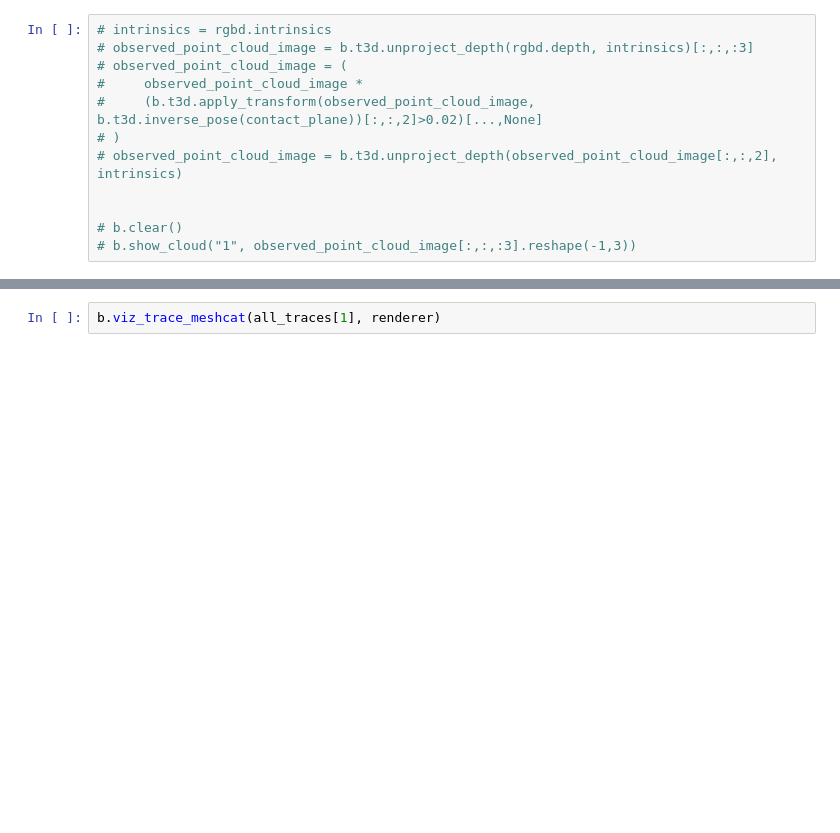
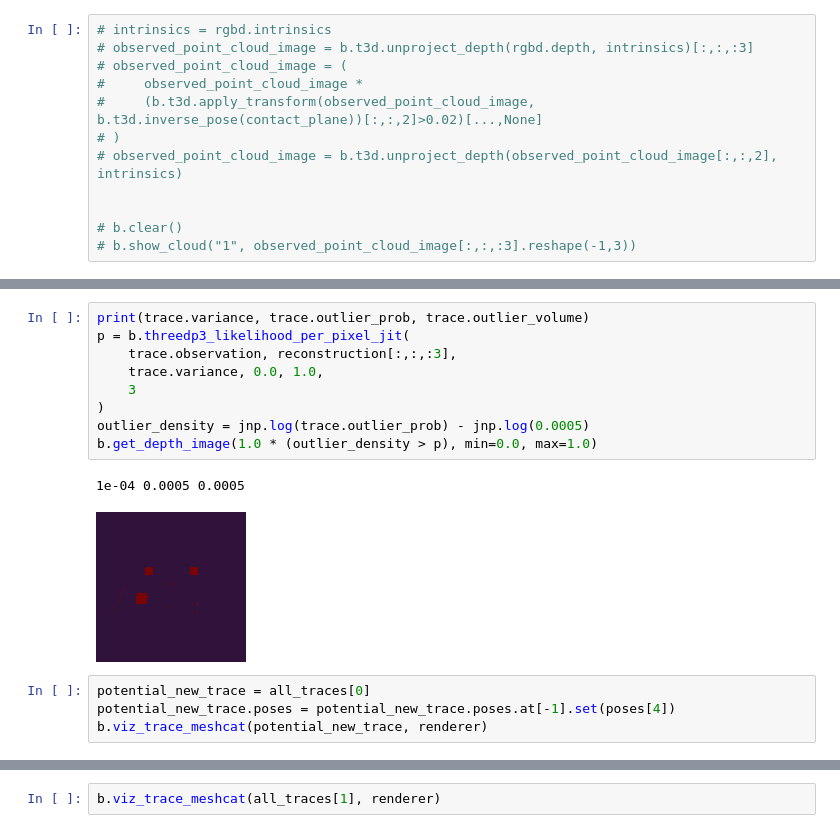
Before and after one commit to probcomp/bayes3d, a Jupyter notebook: experiments/tabletop/block_world.ipynb, the cells around one changed output, grey strips where cells are left out. Saved outputs shown, nothing was run; the diff lists cells and outputs as text; blank space fills up the shorter version.

```diff
--- a/experiments/tabletop/block_world.ipynb
+++ b/experiments/tabletop/block_world.ipynb
@@ -315,0 +400,16 @@ Done parsing
+# %%
+print(trace.variance, trace.outlier_prob, trace.outlier_volume)
+p = b.threedp3_likelihood_per_pixel_jit(
+    trace.observation, reconstruction[:,:,:3],
+    trace.variance, 0.0, 1.0,
+    3
+)
+outlier_density = jnp.log(trace.outlier_prob) - jnp.log(0.0005)
+b.get_depth_image(1.0 * (outlier_density > p), min=0.0, max=1.0)
+# %% [output]
+1e-04 0.0005 0.0005
+[figure, added]
+# %%
+potential_new_trace = all_traces[0]
+potential_new_trace.poses = potential_new_trace.poses.at[-1].set(poses[4])
+b.viz_trace_meshcat(potential_new_trace, renderer)
```
Also changed, not shown: parts of 18 cells of this notebook.
